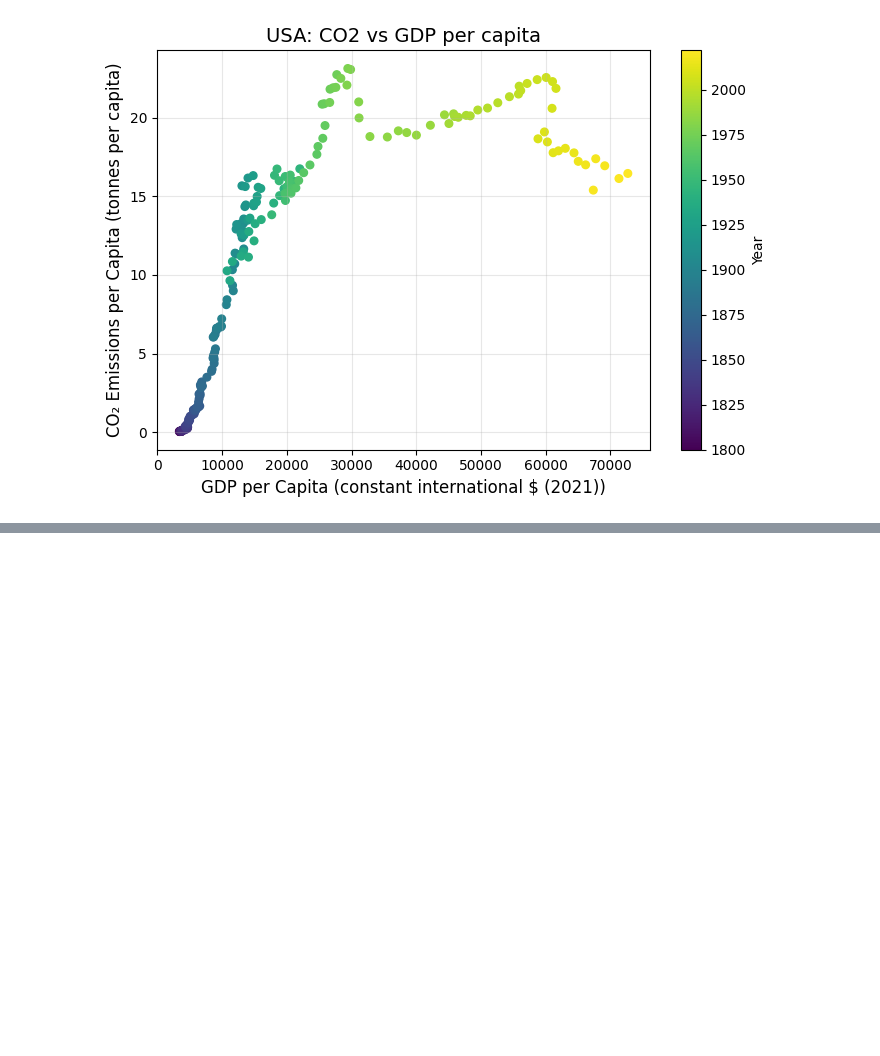
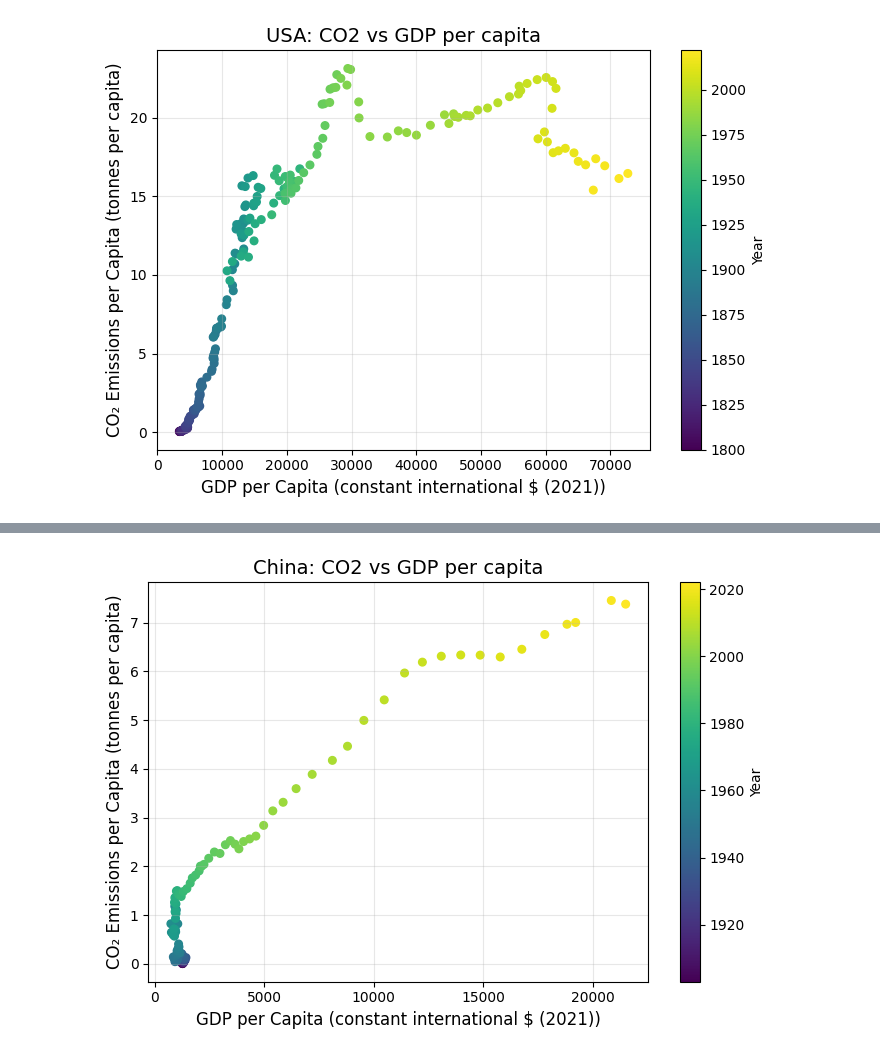
Before and after one commit to bootsareme/DS4002-CS3, a Jupyter notebook: EDA.ipynb, the cells around one changed output, grey strips where cells are left out. Drawn from its saved outputs; the diff is of its cells as text; code cells hidden in the pictures; blank space fills up the shorter version.

```diff
--- a/EDA.ipynb
+++ b/EDA.ipynb
@@ -71,0 +105,4 @@ plot_country("USA")
+# %%
+plot_country("China")
+# %% [output]
+[figure, added]
```
Also changed, not shown: parts of 5 cells of this notebook.
